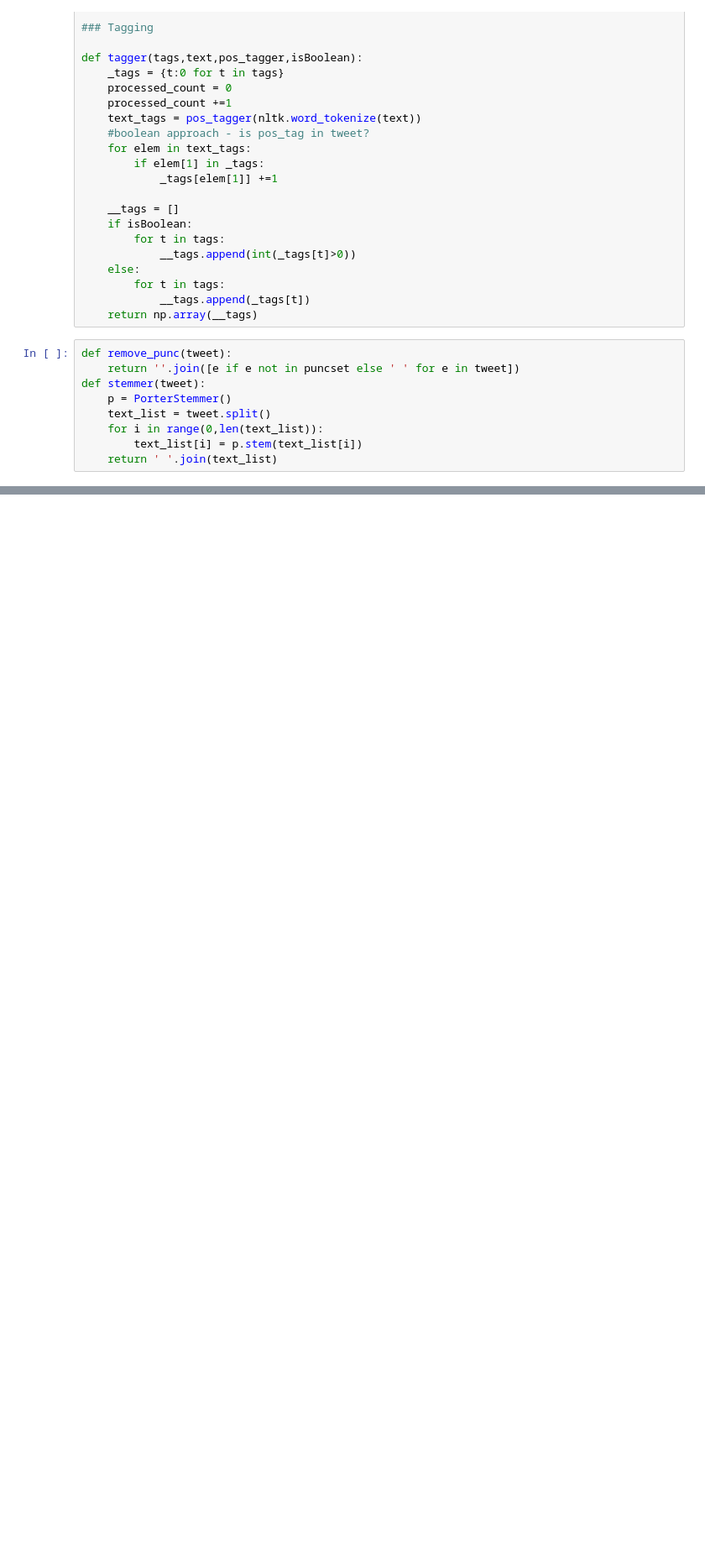
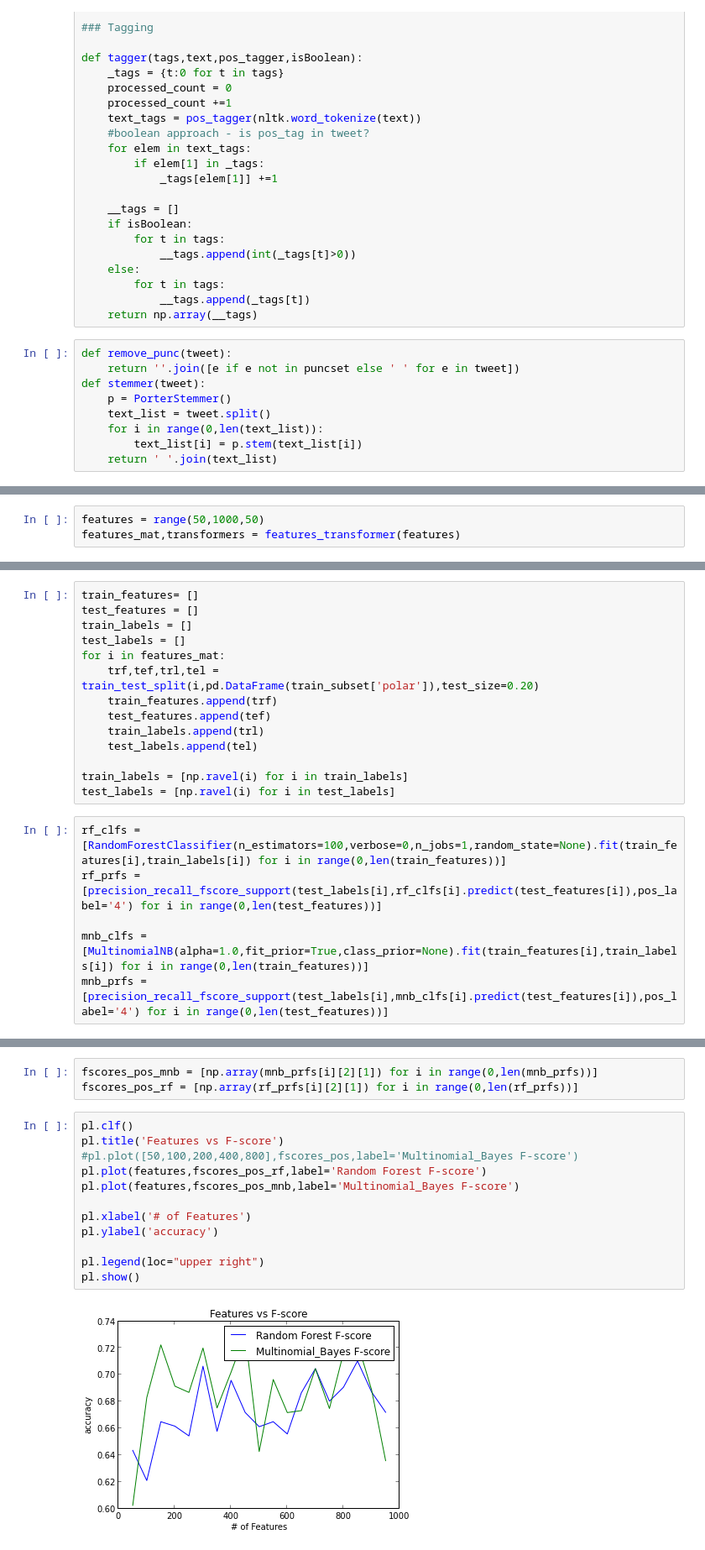
Before and after one commit to zyenge/climatechangeviz, a Jupyter notebook: sentiment analysis.ipynb, the cells around one changed output, grey strips where cells are left out. Shown at 84% size. Cells and saved outputs as stored; diff of their text form; blank space fills up the shorter version.

```diff
--- a/sentiment analysis.ipynb
+++ b/sentiment analysis.ipynb
@@ -347,0 +413,3 @@ svm_clf.score(test_features,test_labels)
+# %%
+features = range(50,1000,50)
+features_mat,transformers = features_transformer(features)
@@ -347,0 +437,20 @@ svm_clf.score(test_features,test_labels)
+# %%
+train_features= []
+test_features = []
+train_labels = []
+test_labels = []
+for i in features_mat:
+    trf,tef,trl,tel = train_test_split(i,pd.DataFrame(train_subset['polar']),test_size=0.20)
+    train_features.append(trf)
+    test_features.append(tef)
+    train_labels.append(trl)
+    test_labels.append(tel)
+
+train_labels = [np.ravel(i) for i in train_labels]
+test_labels = [np.ravel(i) for i in test_labels]
+# %%
+rf_clfs = [RandomForestClassifier(n_estimators=100,verbose=0,n_jobs=1,random_state=None).fit(train_features[i],train_labels[i]) for i in range(0,len(train_features))]
+rf_prfs = [precision_recall_fscore_support(test_labels[i],rf_clfs[i].predict(test_features[i]),pos_label='4') for i in range(0,len(test_features))]
+
+mnb_clfs = [MultinomialNB(alpha=1.0,fit_prior=True,class_prior=None).fit(train_features[i],train_labels[i]) for i in range(0,len(train_features))]
+mnb_prfs = [precision_recall_fscore_support(test_labels[i],mnb_clfs[i].predict(test_features[i]),pos_label='4') for i in range(0,len(test_features))]
@@ -347,0 +460,17 @@ svm_clf.score(test_features,test_labels)
+# %%
+fscores_pos_mnb = [np.array(mnb_prfs[i][2][1]) for i in range(0,len(mnb_prfs))]
+fscores_pos_rf = [np.array(rf_prfs[i][2][1]) for i in range(0,len(rf_prfs))]
+# %%
+pl.clf()
+pl.title('Features vs F-score')
+#pl.plot([50,100,200,400,800],fscores_pos,label='Multinomial_Bayes F-score')
+pl.plot(features,fscores_pos_rf,label='Random Forest F-score')
+pl.plot(features,fscores_pos_mnb,label='Multinomial_Bayes F-score')
+
+pl.xlabel('# of Features')
+pl.ylabel('accuracy')
+
+pl.legend(loc="upper right")
+pl.show()
+# %% [output]
+[figure, added]
```
Also changed, not shown: parts of 23 cells of this notebook, 1 other file.
